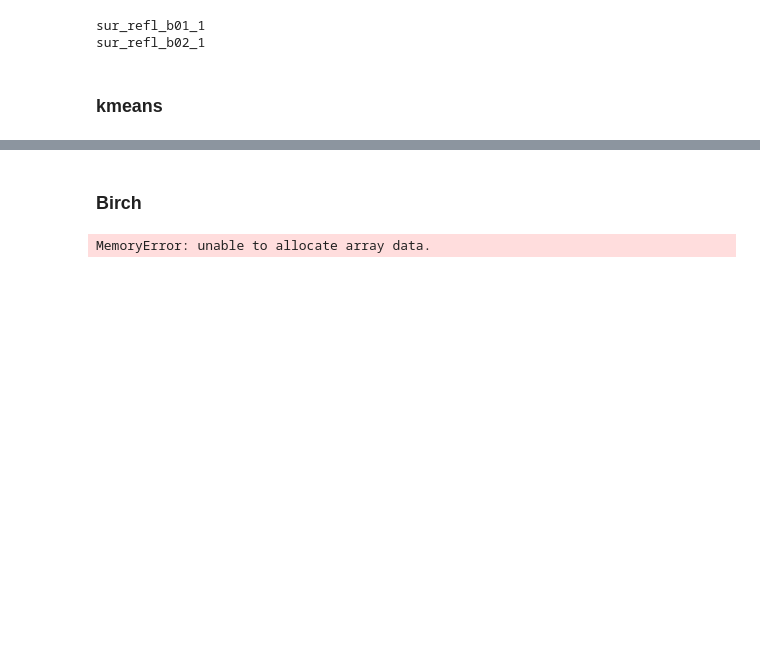
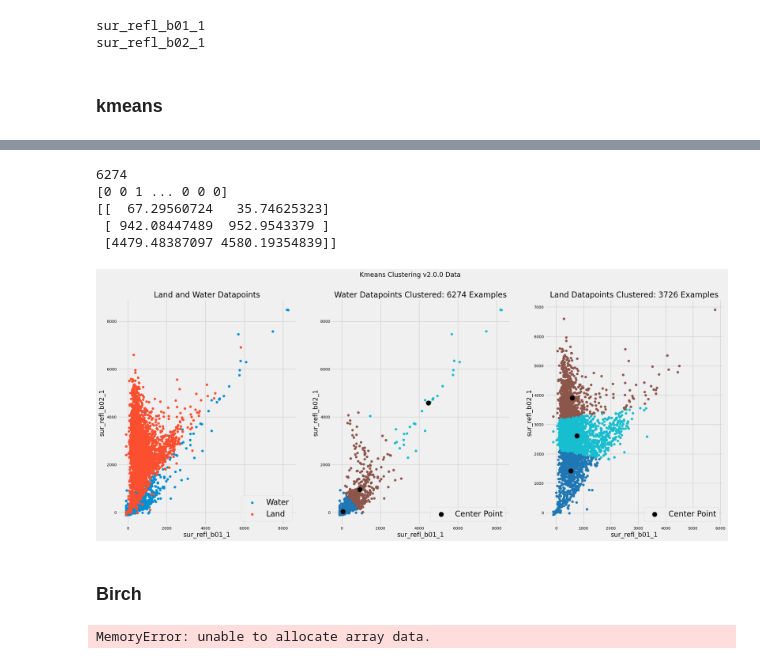
Before and after one commit to nasa-nccs-hpda/modis-water-classification, a Jupyter notebook: modis_water_training/view/notebook/Burke_Analysis/MODIS_Water_Clustering_Analysis.ipynb, the cells around one changed output, grey strips where cells are left out. Drawn from its saved outputs; the diff is of its cells as text; code cells hidden in the pictures; blank space fills up the shorter version.

```diff
--- a/modis_water_training/view/notebook/Burke_Analysis/MODIS_Water_Clustering_Analysis.ipynb
+++ b/modis_water_training/view/notebook/Burke_Analysis/MODIS_Water_Clustering_Analysis.ipynb
@@ -204,0 +247,9 @@ Text(0, 0.5, 'sur_refl_b02_1')
+# %%
+common_params = {
+    "n_init": "auto",
+    "random_state": 42,
+}
+# %%
+%%time
+kme_land =  KMeans(n_clusters=3, **common_params).fit(X_land)
+kmeans_output_land = kme_land.predict(X_land)
@@ -204,0 +269,4 @@ Text(0, 0.5, 'sur_refl_b02_1')
+# %%
+%%time
+kme_water =  KMeans(n_clusters=3, **common_params).fit(X_water)
+kmeans_output_water = kme_water.predict(X_water)
@@ -205,3 +276,58 @@ Text(0, 0.5, 'sur_refl_b02_1')
+# %%
+print(len(kmeans_output_water))
+print(kmeans_output_water)
+print(kme_water.cluster_centers_)
+# %% [output]
+6274
+[0 0 1 ... 0 0 0]
+[[  67.29560724   35.74625323]
+ [ 942.08447489  952.9543379 ]
+ [4479.48387097 4580.19354839]]
+# %%
+fig = plt.figure(figsize = (25, 10))
+
+plt.suptitle(f'Kmeans Clustering {DATA_VERSION} Data')
+
+
+ax1 = plt.subplot(131)
+ax1.scatter(X_water.values[:,0], X_water.values[:,1],label='Water')
+ax1.scatter(X_land.values[:,0], X_land.values[:,1],label='Land')
+ax1.set_title(f'Land and Water Datapoints')
+ax1.tick_params(axis='both', which='major', labelsize=10)
+ax1.tick_params(axis='both', which='minor', labelsize=10)
+ax1.legend(loc='lower right',fontsize="20")
+ax1.set_xlabel(X_water.columns[0])
+ax1.set_ylabel(X_water.columns[1])
+
+
+ax2 = plt.subplot(132)
+ax2.set_title(f'Water Datapoints Clustered: {len(X_water)} Examples')
+ax2.tick_params(axis='both', which='major', labelsize=10)
+ax2.tick_params(axis='both', which='minor', labelsize=10)
+
+ax2.scatter(X_water.values[:,0], X_water.values[:,1],c=kmeans_output_water,cmap='tab10')
+ax2.scatter(kme_water.cluster_centers_[:,0],kme_water.cluster_centers_[:,1],
+            label='Center Point',c='k',s=150)
+ax2.legend(loc='lower right',fontsize="20")
+ax2.set_xlabel(X_water.columns[0])
+ax2.set_ylabel(X_water.columns[1])
+
+
+ax3 = plt.subplot(133)
+ax3.tick_params(axis='both', which='major', labelsize=10)
+ax3.tick_params(axis='both', which='minor', labelsize=10)
+
+ax3.set_title(f'Land Datapoints Clustered: {len(X_land)} Examples')
+ax3.scatter(X_land.values[:,0], X_land.values[:,1],c=kmeans_output_land,cmap='tab10')
+ax3.scatter(kme_land.cluster_centers_[:,0],kme_land.cluster_centers_[:,1],label='Center Point',c='k',s=150)
+ax3.legend(loc='lower right',fontsize="20")
+ax3.set_xlabel(X_land.columns[0])
+ax3.set_ylabel(X_land.columns[1])
+
+# plt.legend()
+plt.show()
+# %% [output]
+[figure, added]
 # %% [markdown]
 ### Birch
 # %%
```
Also changed, not shown: parts of 27 cells of this notebook, 4 other files.
